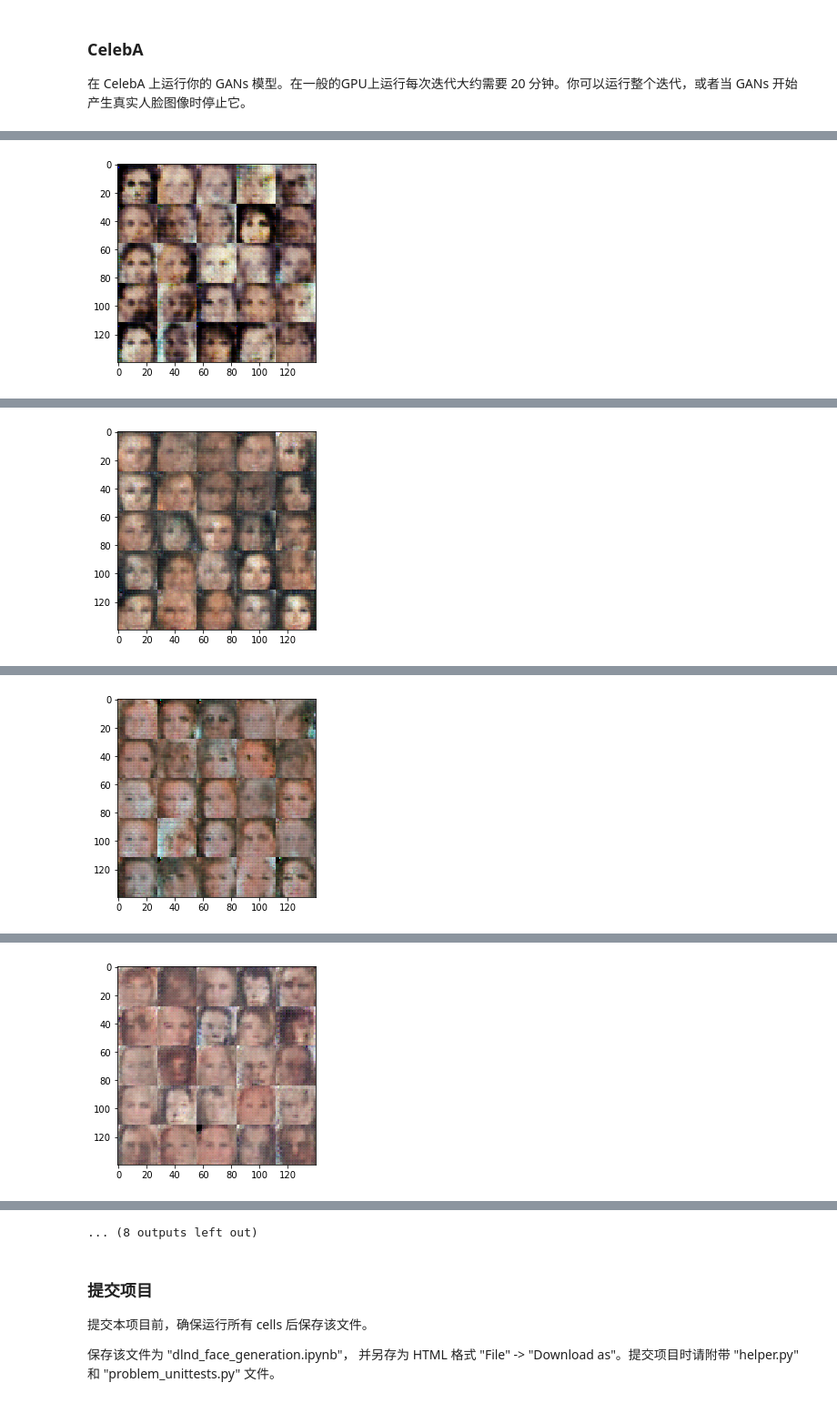
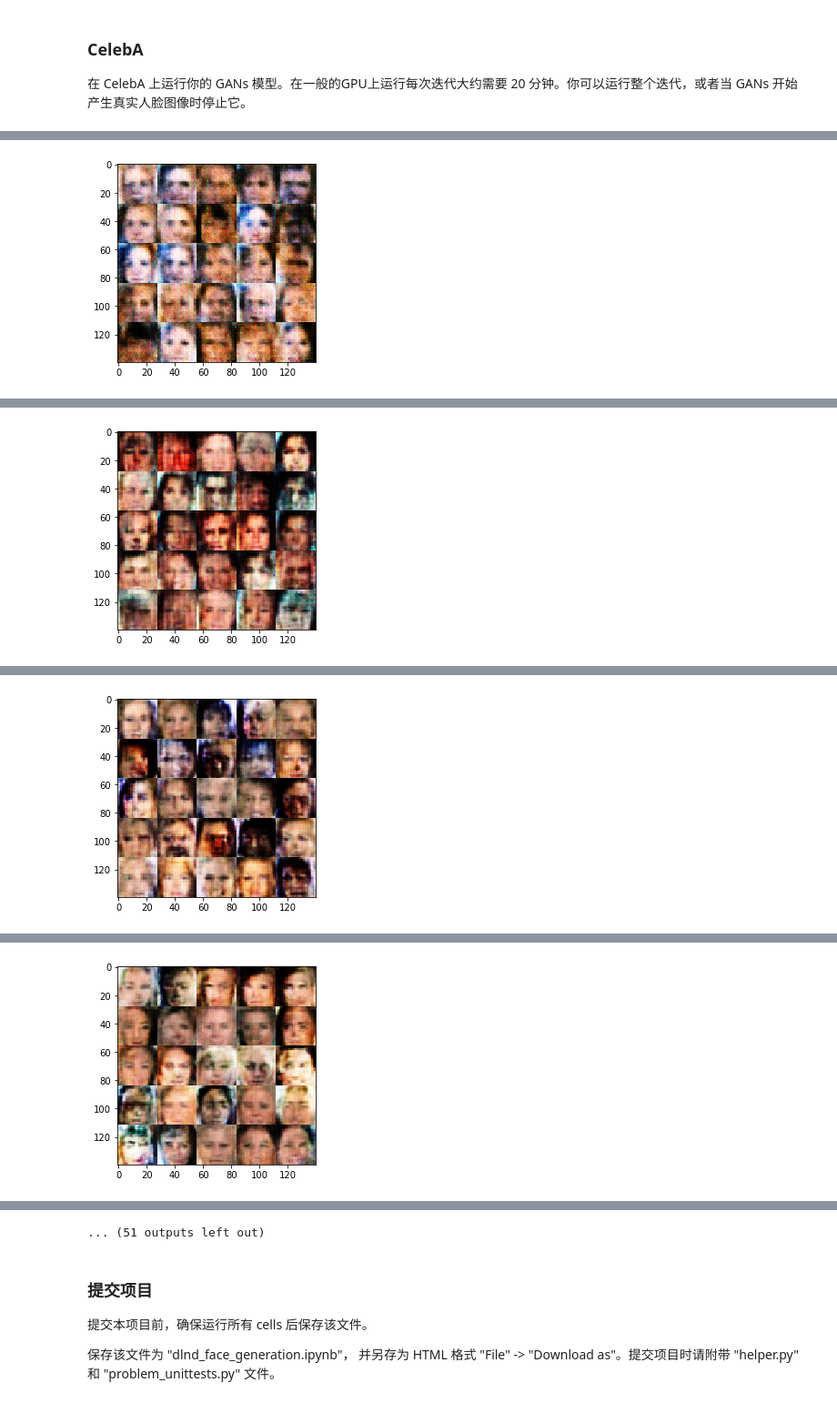
Before and after one commit to q759729997/Udacity_nd101_cn_p4, a Jupyter notebook: dlnd_face_generation.ipynb, the cells around one changed output, grey strips where cells are left out. Shown at 91% size. Cells and saved outputs as stored; diff of their text form; code cells hidden in the pictures.

Commit message:
change_1
1、discriminator增加了dropout；卷积增加了Xavier作为kernel的初始化参数
2、generator修改为0.5 * tf.tanh(logits)
3、batch_size等超参数进行了微调

```diff
--- a/dlnd_face_generation.ipynb
+++ b/dlnd_face_generation.ipynb
@@ -147,21 +147,25 @@ def discriminator(images, reuse=False):
     """
     # TODO: Implement Function
     alpha = 0.2
+    keep_prob = 0.8
     with tf.variable_scope("discriminator", reuse=reuse):
         # Input layer is 28x28x3 or 28x28x1
-        x1 = tf.layers.conv2d(images, 64, 3, strides=2, padding='same')
+        x1 = tf.layers.conv2d(images, 64, 3, strides=2, padding='same', kernel_initializer=tf.contrib.layers.xavier_initializer())
         bn1 = tf.layers.batch_normalization(x1, training=True)
         relu1 = tf.maximum(alpha * bn1, bn1)
+        relu1 = tf.nn.dropout(relu1,keep_prob)
         # 14x14x64
 
-        x2 = tf.layers.conv2d(relu1, 128, 3, strides=2, padding='same')
+        x2 = tf.layers.conv2d(relu1, 128, 3, strides=2, padding='same', kernel_initializer=tf.contrib.layers.xavier_initializer())
         bn2 = tf.layers.batch_normalization(x2, training=True)
         relu2 = tf.maximum(alpha * bn2, bn2)
+        relu2 = tf.nn.dropout(relu2,keep_prob)
         # 7x7x128
 
-        x3 = tf.layers.conv2d(relu2, 256, 3, strides=2, padding='same')
+        x3 = tf.layers.conv2d(relu2, 256, 3, strides=2, padding='same', kernel_initializer=tf.contrib.layers.xavier_initializer())
         bn3 = tf.layers.batch_normalization(x3, training=True)
         relu3 = tf.maximum(alpha * bn3, bn3)
+        relu3 = tf.nn.dropout(relu3,keep_prob)
         # 4x4x256
 
         # Flatten it
@@ -196,6 +200,7 @@ def generator(z, out_channel_dim, is_train=True):
     # TODO: Implement Function
     reuse = not is_train
     alpha = 0.2
+    keep_prob = 0.8
     with tf.variable_scope('generator', reuse=reuse):
         # First fully connected layer
         x1 = tf.layers.dense(z, 7*7*512)
@@ -203,23 +208,27 @@ def generator(z, out_channel_dim, is_train=True):
         x1 = tf.reshape(x1, (-1, 7, 7, 512))
         x1 = tf.layers.batch_normalization(x1, training=is_train)
         x1 = tf.maximum(alpha * x1, x1)
+        #x1 = tf.nn.dropout(x1,keep_prob)
         # 7x7x512 now
 
-        x2 = tf.layers.conv2d_transpose(x1, 256, 3, strides=2, padding='same')
+        x2 = tf.layers.conv2d_transpose(x1, 256, 3, strides=2, padding='same', kernel_initializer=tf.contrib.layers.xavier_initializer())
         x2 = tf.layers.batch_normalization(x2, training=is_train)
         x2 = tf.maximum(alpha * x2, x2)
+        #x2 = tf.nn.dropout(x2,keep_prob)
         # 14x14x256 now
 
-        x3 = tf.layers.conv2d_transpose(x2, 128, 3, strides=2, padding='same')
+        x3 = tf.layers.conv2d_transpose(x2, 128, 3, strides=2, padding='same', kernel_initializer=tf.contrib.layers.xavier_initializer())
         x3 = tf.layers.batch_normalization(x3, training=is_train)
         x3 = tf.maximum(alpha * x3, x3)
+        #x3 = tf.nn.dropout(x3,keep_prob)
         # 28x28x128 now
 
         # Output layer
-        logits = tf.layers.conv2d_transpose(x3, out_channel_dim, 3, strides=1, padding='same')
+        logits = tf.layers.conv2d_transpose(x3, out_channel_dim, 3, strides=1, padding='same',
+                                            kernel_initializer=tf.contrib.layers.xavier_initializer())
         # 28x28xout_channel_dim now
 
-        out = tf.tanh(logits)
+        out = 0.5 * tf.tanh(logits)
 
         return out
 
@@ -442,9 +452,9 @@ Epoch 2/2 Step 1200... Discriminator Loss: 0.5245... Generator Loss: 2.7403
 ### CelebA
 在 CelebA 上运行你的 GANs 模型。在一般的GPU上运行每次迭代大约需要 20 分钟。你可以运行整个迭代，或者当 GANs 开始产生真实人脸图像时停止它。
 # %%
-batch_size = 100#50
+batch_size = 32#50
 z_dim = 100
-learning_rate = 0.001#0.001
+learning_rate = 0.0002#0.001
 beta1 = 0.5
 
 
@@ -466 +476 @@ Epoch 1/1 Step 400... Discriminator Loss: 0.5190... Generator Loss: 2.4680
-[figure, old version]
+[figure, new version]
@@ -469 +479 @@ Epoch 1/1 Step 600... Discriminator Loss: 1.4071... Generator Loss: 0.5670
-[figure, old version]
+[figure, new version]
@@ -472 +482 @@ Epoch 1/1 Step 800... Discriminator Loss: 0.7256... Generator Loss: 1.6529
-[figure, old version]
+[figure, new version]
@@ -475 +485 @@ Epoch 1/1 Step 1000... Discriminator Loss: 1.1442... Generator Loss: 1.9503
-[figure, old version]
+[figure, new version]
@@ -479,4 +489,4 @@ Epoch 1/1 Step 1200... Discriminator Loss: 1.4745... Generator Loss: 0.6210
-... (8 outputs left out)
+... (51 outputs left out)
 # %% [markdown]
 ### 提交项目
 提交本项目前，确保运行所有 cells 后保存该文件。
```
Also changed, not shown: parts of 2 cells of this notebook, 2 other files.
